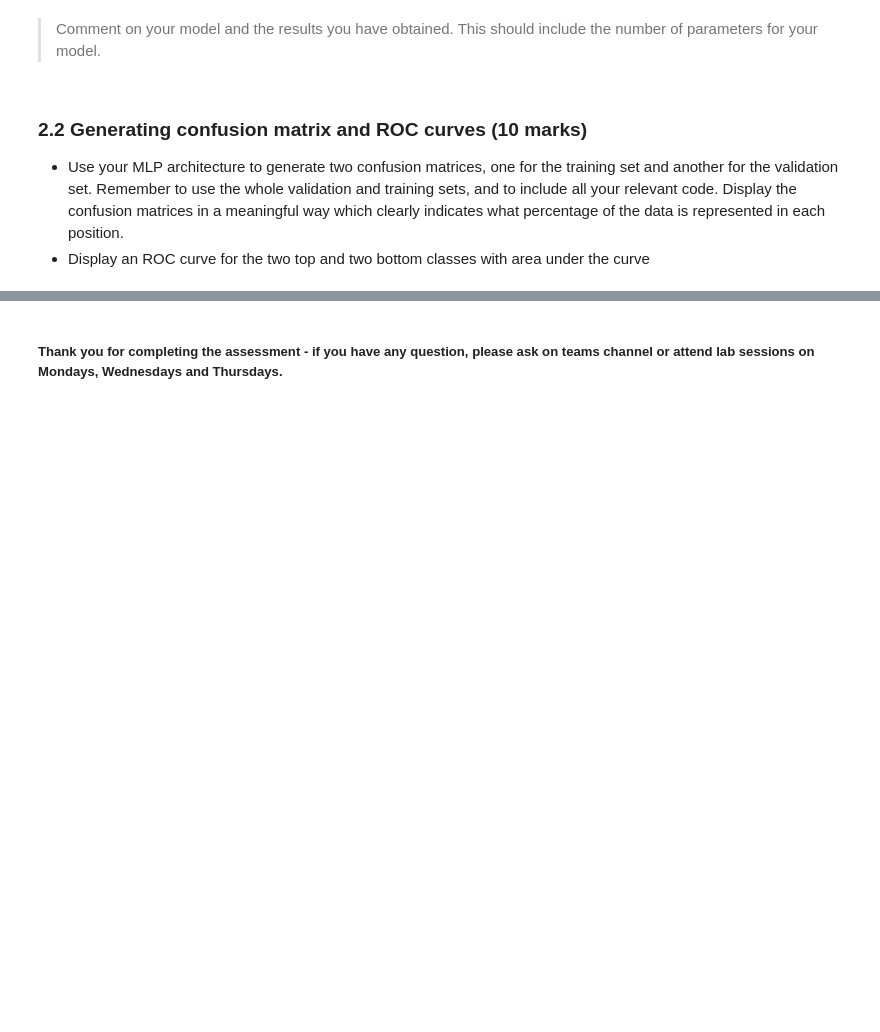
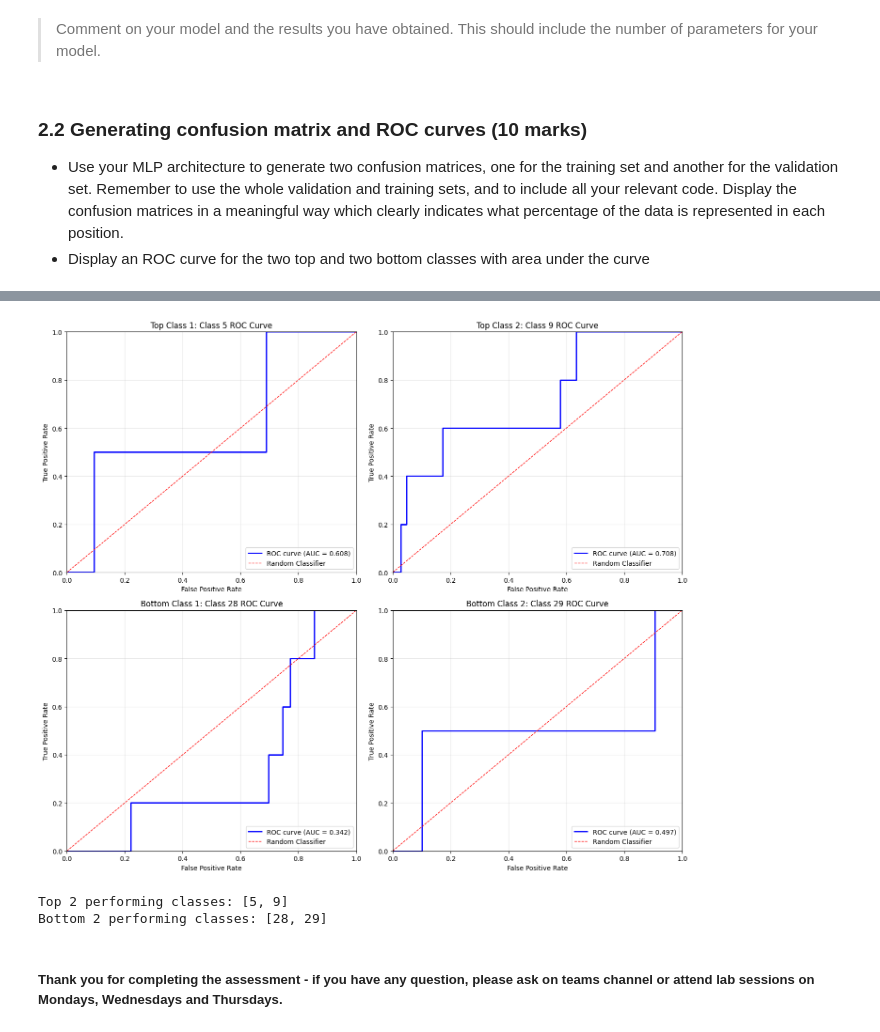
Before and after one commit to ItzelSoto/DL_FormativeAssessment, a Jupyter notebook: COMP5625M_assessment2026_Formative_vFinal.ipynb, the cells around one changed output, grey strips where cells are left out. Saved outputs shown, nothing was run; the diff lists cells and outputs as text; code cells hidden in the pictures; blank space fills up the shorter version.

```diff
--- a/COMP5625M_assessment2026_Formative_vFinal.ipynb
+++ b/COMP5625M_assessment2026_Formative_vFinal.ipynb
@@ -536,2 +782,71 @@ def topk_accuracy(output, target, topk=(1,)):
+# %%
+# Generate ROC curves for top 2 and bottom 2 classes
+from sklearn.metrics import roc_curve, auc
+from sklearn.preprocessing import label_binarize
+
+# Get probability outputs for validation set
+model.eval()
+val_probs = []
+val_true_list = []
+with torch.no_grad():
+    for batch_X, batch_y in val_loader:
+        batch_X = batch_X.to(device)
+        outputs = model(batch_X)
+        probs = torch.softmax(outputs, dim=1)
+        val_probs.extend(probs.cpu().numpy())
+        val_true_list.extend(batch_y.cpu().numpy())
+
+val_probs = np.array(val_probs)
+val_true_list = np.array(val_true_list)
+
+# Get class-wise accuracies to identify top and bottom classes
+class_accuracies = []
+for cls in range(30):
+    mask = val_true_list == cls
+    if mask.sum() > 0:
+        cls_acc = (val_probs[mask].argmax(axis=1) == cls).mean()
+        class_accuracies.append((cls, cls_acc))
+
+class_accuracies.sort(key=lambda x: x[1], reverse=True)
+top_2_classes = [class_accuracies[0][0], class_accuracies[1][0]]
+bottom_2_classes = [class_accuracies[-2][0], class_accuracies[-1][0]]
+selected_classes = top_2_classes + bottom_2_classes
+
+# Plot ROC curves
+fig, axes = plt.subplots(2, 2, figsize=(14, 12))
+axes = axes.ravel()
+
+for idx, cls in enumerate(selected_classes):
+    # Create binary classification problem
+    y_true_binary = (val_true_list == cls).astype(int)
+    y_probs = val_probs[:, cls]
+
+    # Calculate ROC curve
+    fpr, tpr, _ = roc_curve(y_true_binary, y_probs)
+    roc_auc = auc(fpr, tpr)
+
+    # Plot
+    axes[idx].plot(fpr, tpr, 'b-', linewidth=2, label=f'ROC curve (AUC = {roc_auc:.3f})')
+    axes[idx].plot([0, 1], [0, 1], 'r--', linewidth=1, label='Random Classifier')
+    axes[idx].set_xlabel('False Positive Rate')
+    axes[idx].set_ylabel('True Positive Rate')
+    if idx < 2:
+        axes[idx].set_title(f'Top Class {idx+1}: Class {cls} ROC Curve')
+    else:
+        axes[idx].set_title(f'Bottom Class {idx-1}: Class {cls} ROC Curve')
+    axes[idx].legend(loc='lower right')
+    axes[idx].grid(True, alpha=0.3)
+    axes[idx].set_xlim([0, 1])
+    axes[idx].set_ylim([0, 1])
+
+plt.tight_layout()
+plt.show()
+
+print(f"\nTop 2 performing classes: {top_2_classes}")
+print(f"Bottom 2 performing classes: {bottom_2_classes}")
+# %% [output]
+[figure, added]
+Top 2 performing classes: [5, 9]
+Bottom 2 performing classes: [28, 29]
 # %% [markdown]
 ##### Thank you for completing the assessment - if you have any question, please ask on teams channel or attend lab sessions **on  Mondays, Wednesdays and Thursdays**.
```
Also changed, not shown: parts of 9 cells of this notebook.
